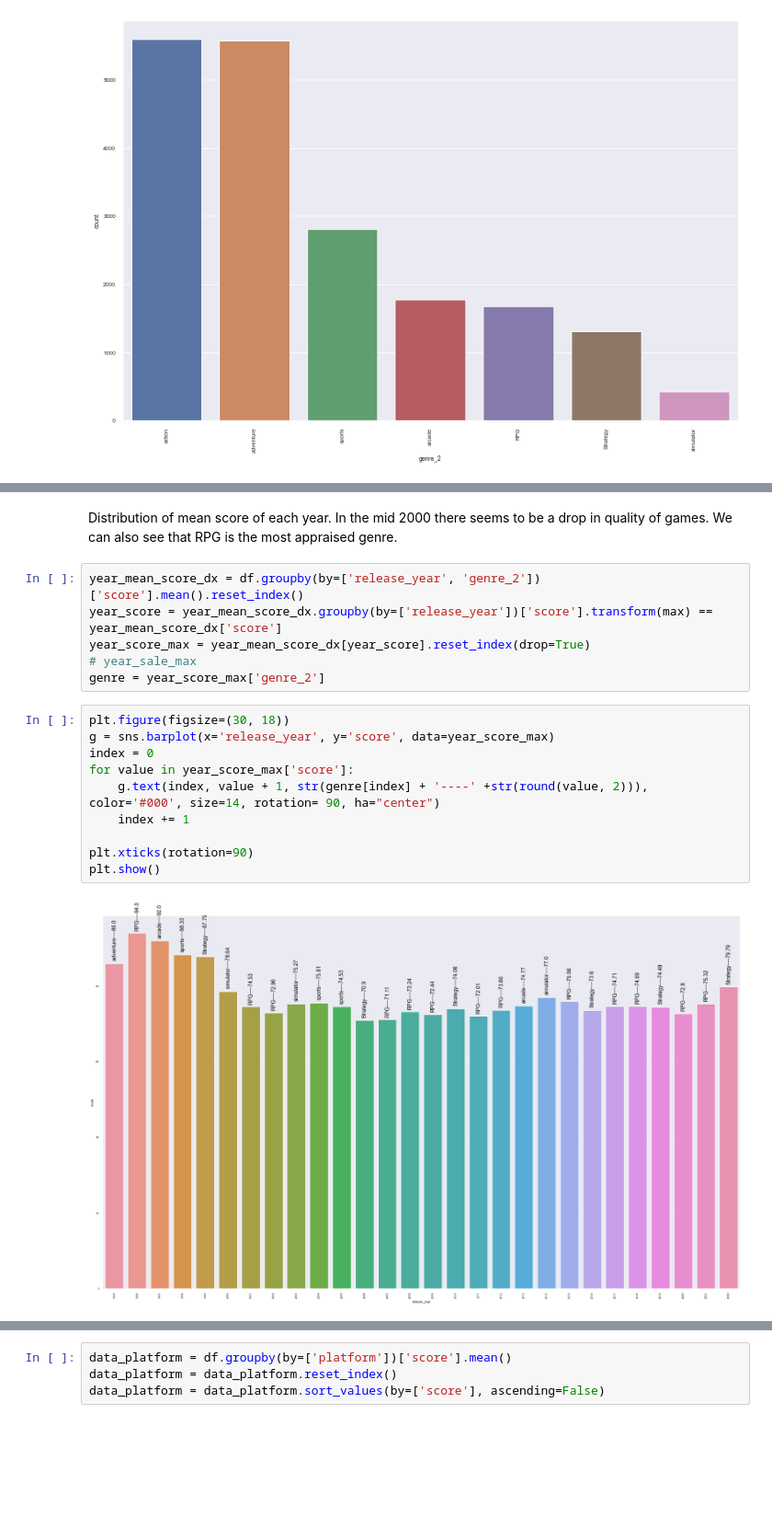
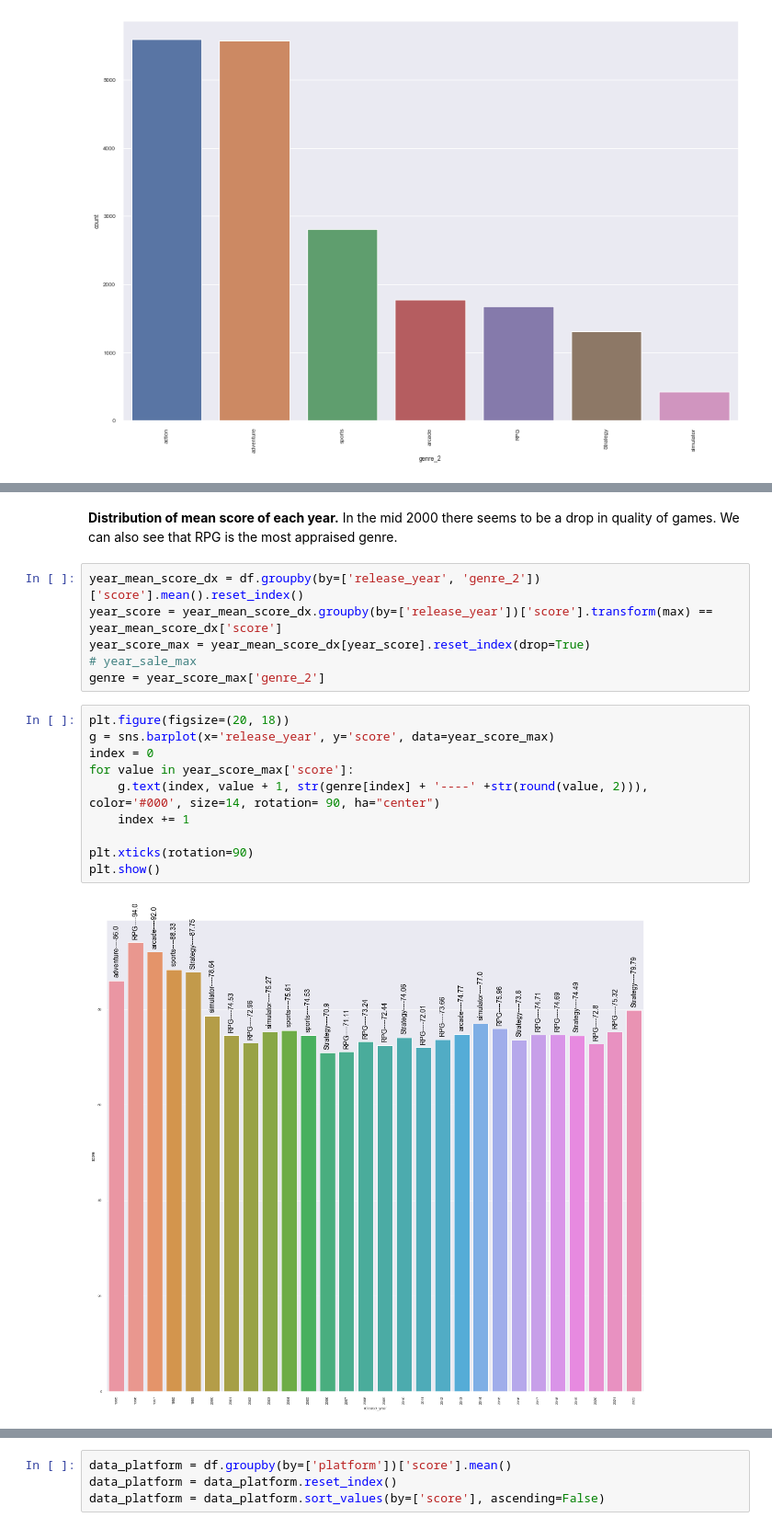
Before and after one commit to Tzach182/Data_Science_Project, a Jupyter notebook: step_3_exploratory_data_analysis.ipynb, the cells around one changed output, grey strips where cells are left out. Shown: that part at 92% size. Drawn from its saved outputs; the diff is of its cells as text; blank space fills up the shorter version.

```diff
--- a/step_3_exploratory_data_analysis.ipynb
+++ b/step_3_exploratory_data_analysis.ipynb
@@ -102,5 +102,5 @@ plt.xticks(rotation=90)
 # %% [markdown]
-Distribution of mean score of each year. In the mid 2000 there seems to be a drop in quality of games. We can also see that RPG is the most appraised genre.
+**Distribution of mean score of each year.** In the mid 2000 there seems to be a drop in quality of games. We can also see that RPG is the most appraised genre.
 # %%
 year_mean_score_dx = df.groupby(by=['release_year', 'genre_2'])['score'].mean().reset_index()
 year_score = year_mean_score_dx.groupby(by=['release_year'])['score'].transform(max) == year_mean_score_dx['score']
@@ -108,15 +108,15 @@ year_score_max = year_mean_score_dx[year_score].reset_index(drop=True)
 # year_sale_max
 genre = year_score_max['genre_2']
 # %%
-plt.figure(figsize=(30, 18))
+plt.figure(figsize=(20, 18))
 g = sns.barplot(x='release_year', y='score', data=year_score_max)
 index = 0
 for value in year_score_max['score']:
     g.text(index, value + 1, str(genre[index] + '----' +str(round(value, 2))), color='#000', size=14, rotation= 90, ha="center")
     index += 1
 
 plt.xticks(rotation=90)
 plt.show()
 # %% [output]
-[figure, old version]
+[figure, new version]
 # %% [markdown]
```
Also changed, not shown: parts of 9 cells of this notebook.
